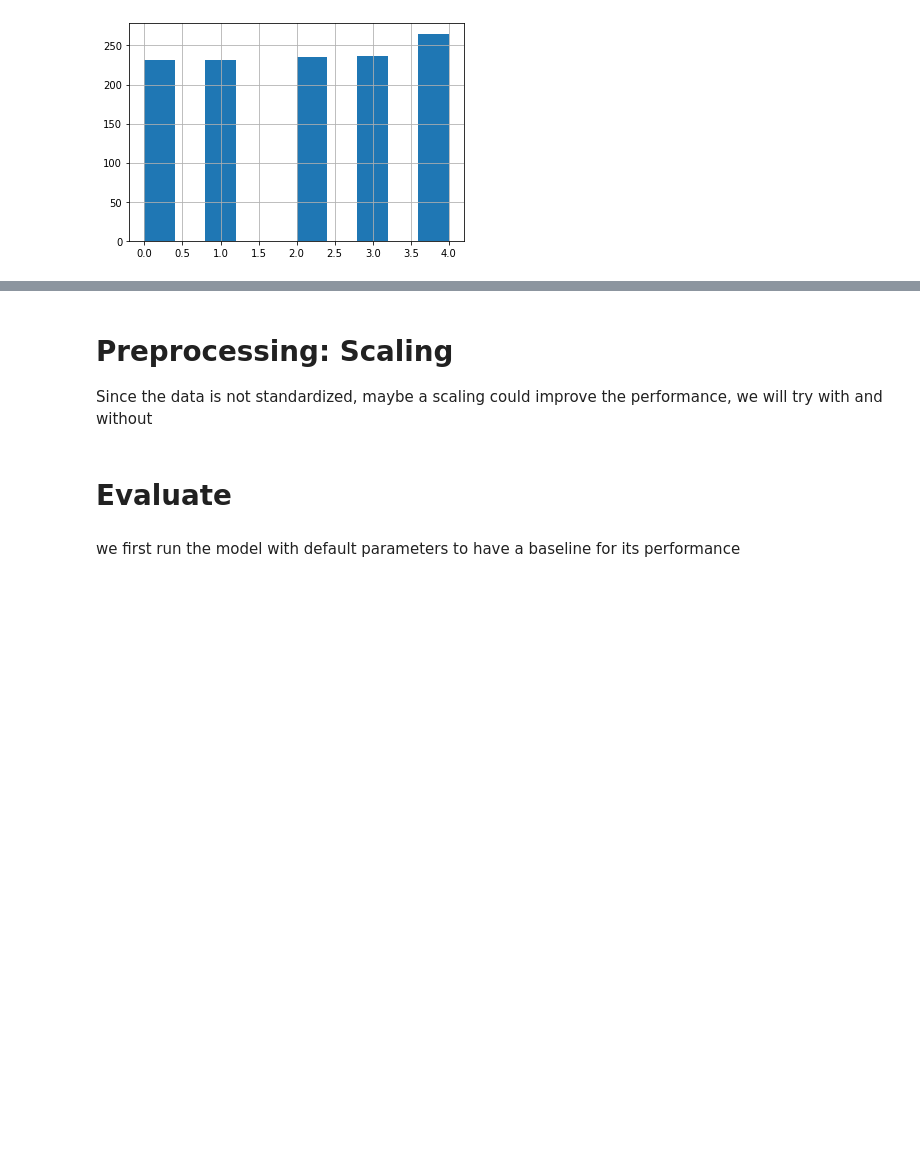
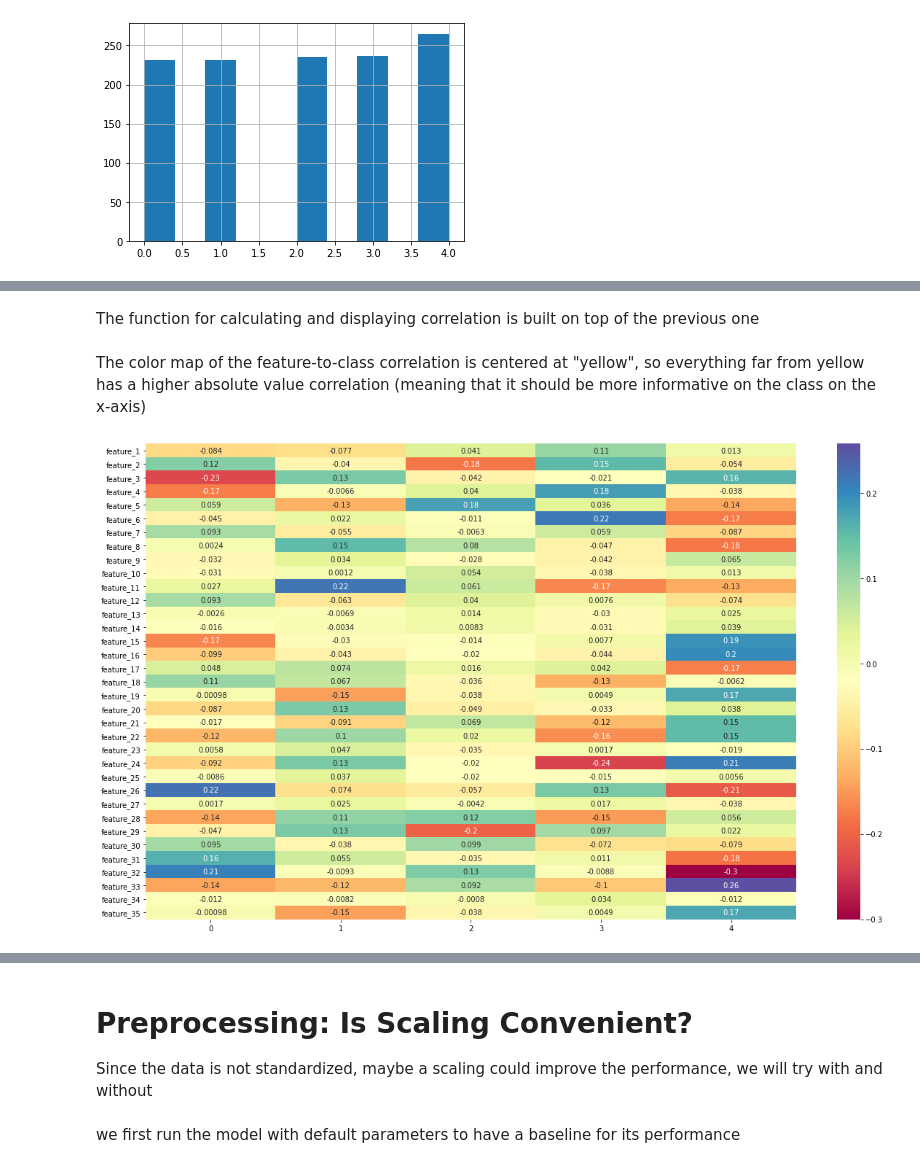
Before and after one commit to pietromarini00/30412-Classification-with-LogisticRegression, a Jupyter notebook: Workflow.ipynb, the cells around one changed output, grey strips where cells are left out. Saved outputs shown, nothing was run; the diff lists cells and outputs as text; code cells hidden in the pictures; blank space fills up the shorter version.

```diff
--- a/Workflow.ipynb
+++ b/Workflow.ipynb
@@ -115,17 +109,0 @@ Classes are almost perfectly balanced, it is not really necessary to use stratif
-# %%
-def correlation(features,df):
-  y = pd.get_dummies(df.label, prefix='label')
-  target_cols= np.arange(features.shape[1],features.shape[1]+y.shape[1])
-  np_features = features.to_numpy()
-  matrix = np.append(np_features,y, axis=1)
-  df = pd.DataFrame(matrix)
-  corr_matrix = df.corr()
-  map=[]
-  for i in target_cols:
-    most_correlated_features = corr_matrix[i].values.reshape(features.shape[1]+y.shape[1],1)
-    map.append(most_correlated_features)
-    #print(corr_matrix[i].sort_values(ascending=False))
-  map = np.array(map).reshape(40,5)
-  fig, ax = plt.subplots(figsize=(15,9))
-  sns.heatmap(map, annot=True,ax=ax,cmap='viridis')
-correlation(features,Data)
@@ -134,3 +116,28 @@ correlation(features,Data)
+# %% [markdown]
+The function for calculating and displaying correlation is built on top of the previous one
+# %%
+from sklearn.preprocessing import OneHotEncoder
+
+def One_Hot_label_dataframe(features,df):
+  enc = OneHotEncoder(handle_unknown='ignore')
+  enc_df = pd.DataFrame(enc.fit_transform(df[['label']]).toarray())
+  df = df.join(enc_df).drop(columns=['Unnamed: 0','label'])
+  return df
+# %% [markdown]
+The color map of the feature-to-class correlation is centered at "yellow", so everything far from yellow has a higher absolute value correlation (meaning that it should be more informative on the class on the x-axis)
+# %%
+import seaborn as sns
+
+def correlation(features,df):
+  labels = sorted(df['label'].unique())
+  df = One_Hot_label_dataframe(features,df)
+  corr_matrix = df.corr()
+  map = corr_matrix[labels][:'feature_35']
+  fig, ax = plt.subplots(figsize=(20,12))
+  sns.heatmap(map, annot=True,ax=ax,cmap='Spectral')
+correlation(features,Data)
+# %% [output]
+[figure, added]
 # %%
 features.describe()
 # %% [output]
@@ -144,6 +151,6 @@ features.describe()
 | 75% | 6.106173 | 3.336066 | 0.565964 | 3.419695 | 2.462689 | 1.655129 | 0.805694 | 7.615251 | 0.871378 | ... |
 | max | 26.883436 | 15.971686 | 2.491952 | 14.810534 | 12.561359 | 9.019687 | 3.397375 | 27.545013 | 3.771634 | ... |
 # %% [markdown]
-# Preprocessing: Scaling
+# Preprocessing: Is Scaling Convenient?
 
 Since the data is not standardized, maybe a scaling could improve the performance, we will try with and without
@@ -154,2 +156,0 @@ features = scaler.fit_transform(features)
-# %% [markdown]
-# Evaluate
```
Also changed, not shown: parts of 35 cells of this notebook.
